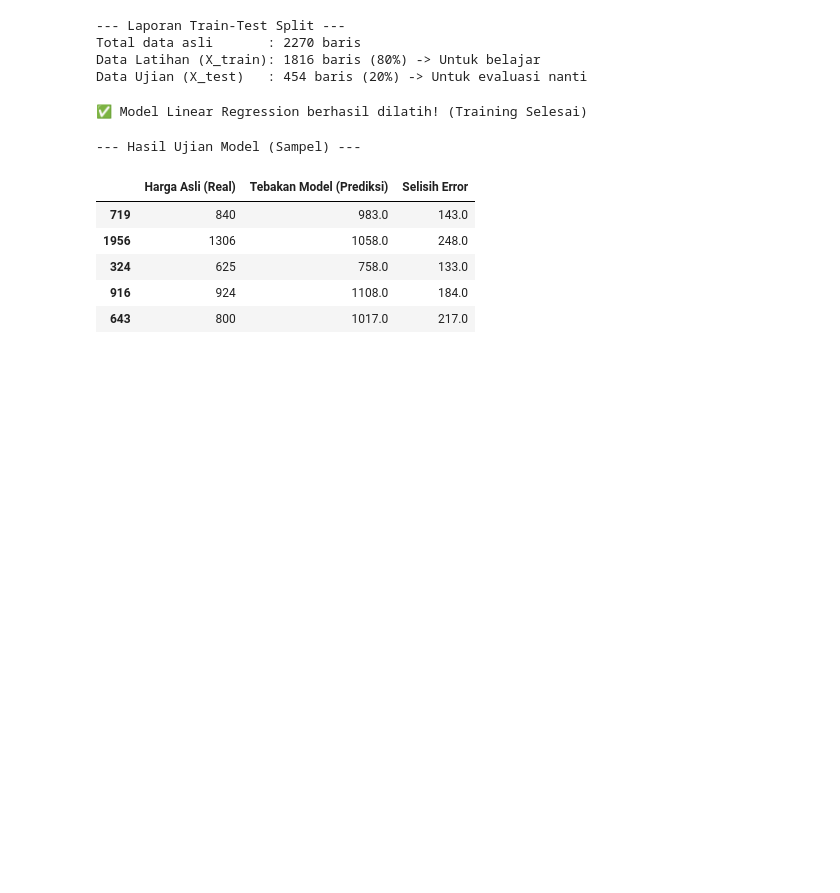
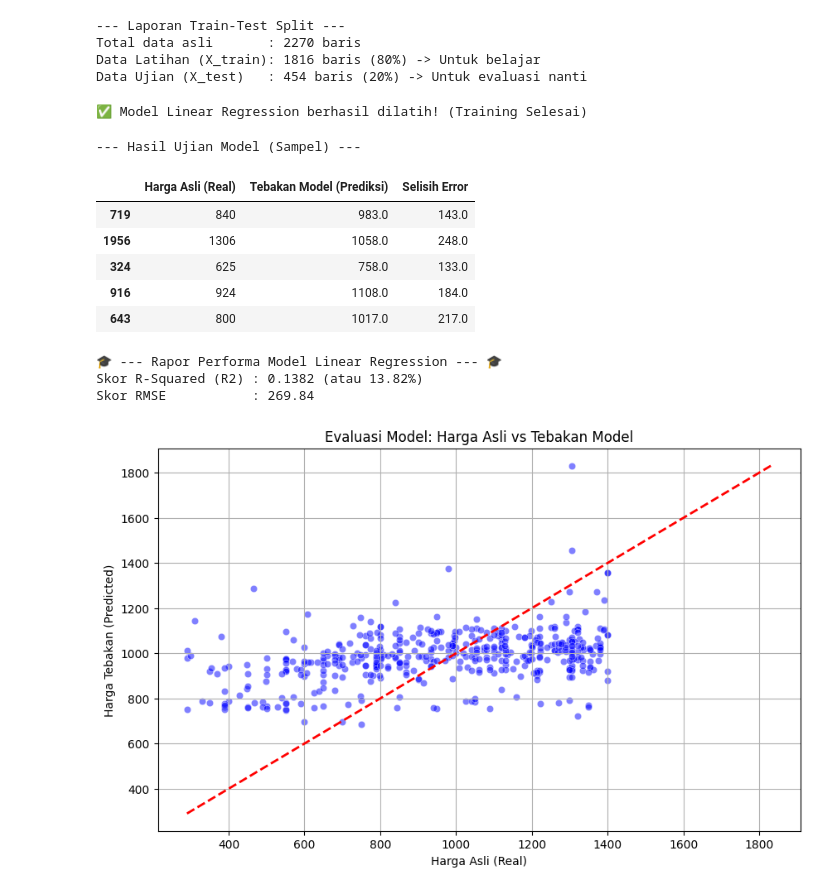
Before and after one commit to zippynx/ml-journey, a Jupyter notebook: 02-Supervised-Learning/model_regresi.ipynb, the cells around one changed output. Saved outputs shown, nothing was run; the diff lists cells and outputs as text; code cells hidden in the pictures; blank space fills up the shorter version.

Commit message:
feat(day10): evaluate linear regression model using RMSE, R2, and scatter plot

```diff
--- a/02-Supervised-Learning/model_regresi.ipynb
+++ b/02-Supervised-Learning/model_regresi.ipynb
@@ -84,3 +84,43 @@ display(komparasi.sample(5, random_state=42))
 | 324 | 625 | 758.0 | 133.0 |
 | 916 | 924 | 1108.0 | 184.0 |
 | 643 | 800 | 1017.0 | 217.0 |
+# %%
+from sklearn.metrics import mean_squared_error, r2_score
+import numpy as np
+
+# 1. Menghitung R-Squared (R2)
+nilai_r2 = r2_score(y_test, y_pred)
+
+# 2. Menghitung RMSE (akar kuadrat dari Mean Squared Error)
+nilai_mse = mean_squared_error(y_test, y_pred)
+nilai_rmse = np.sqrt(nilai_mse)
+
+print("🎓 --- Rapor Performa Model Linear Regression --- 🎓")
+print(f"Skor R-Squared (R2) : {nilai_r2:.4f} (atau {nilai_r2 * 100:.2f}%)")
+print(f"Skor RMSE           : {nilai_rmse:.2f}")
+# %% [output]
+🎓 --- Rapor Performa Model Linear Regression --- 🎓
+Skor R-Squared (R2) : 0.1382 (atau 13.82%)
+Skor RMSE           : 269.84
+# %%
+import matplotlib.pyplot as plt
+import seaborn as sns
+
+plt.figure(figsize=(10, 6))
+
+# Membuat titik-titik persebaran (Sumbu X: Asli, Sumbu Y: Tebakan)
+sns.scatterplot(x=y_test, y=y_pred, alpha=0.5, color='blue')
+
+# Membuat garis referensi ideal (Garis diagonal sempurna)
+# Jika tebakan 100% benar, semua titik akan berada persis di atas garis merah ini
+max_val = max(y_test.max(), y_pred.max())
+min_val = min(y_test.min(), y_pred.min())
+plt.plot([min_val, max_val], [min_val, max_val], color='red', linestyle='--', linewidth=2)
+
+plt.title('Evaluasi Model: Harga Asli vs Tebakan Model')
+plt.xlabel('Harga Asli (Real)')
+plt.ylabel('Harga Tebakan (Predicted)')
+plt.grid(True)
+plt.show()
+# %% [output]
+[figure, added]
```
